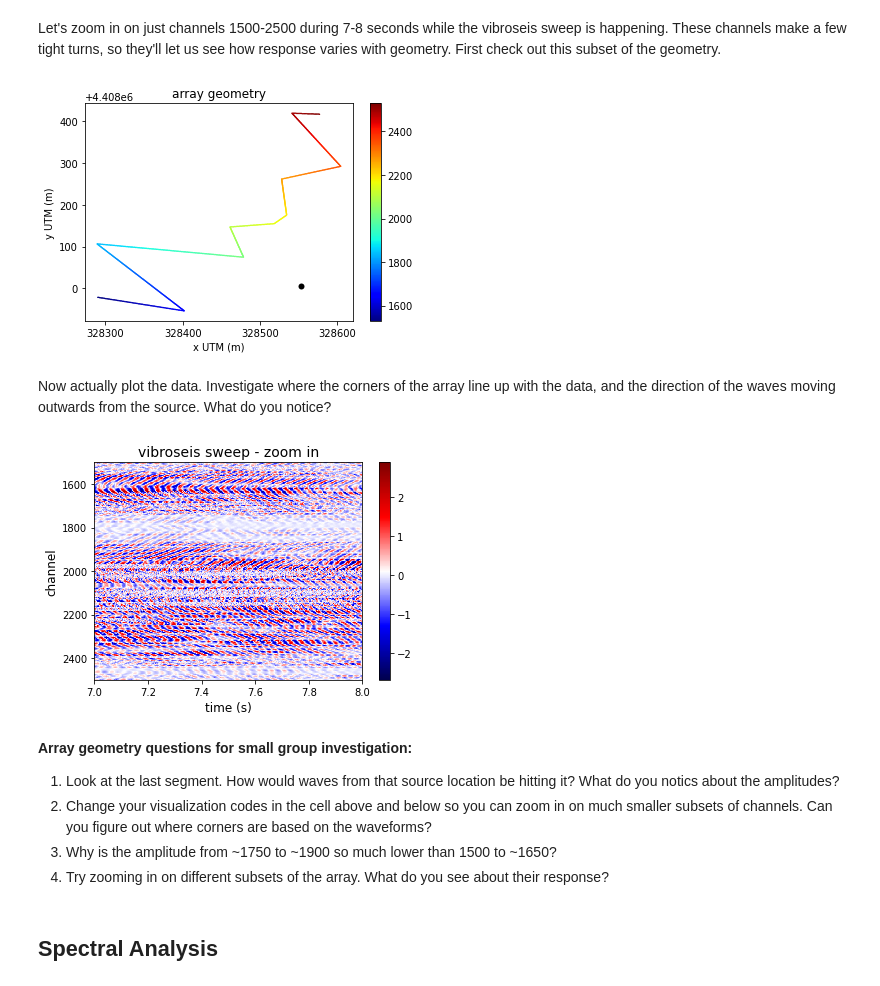
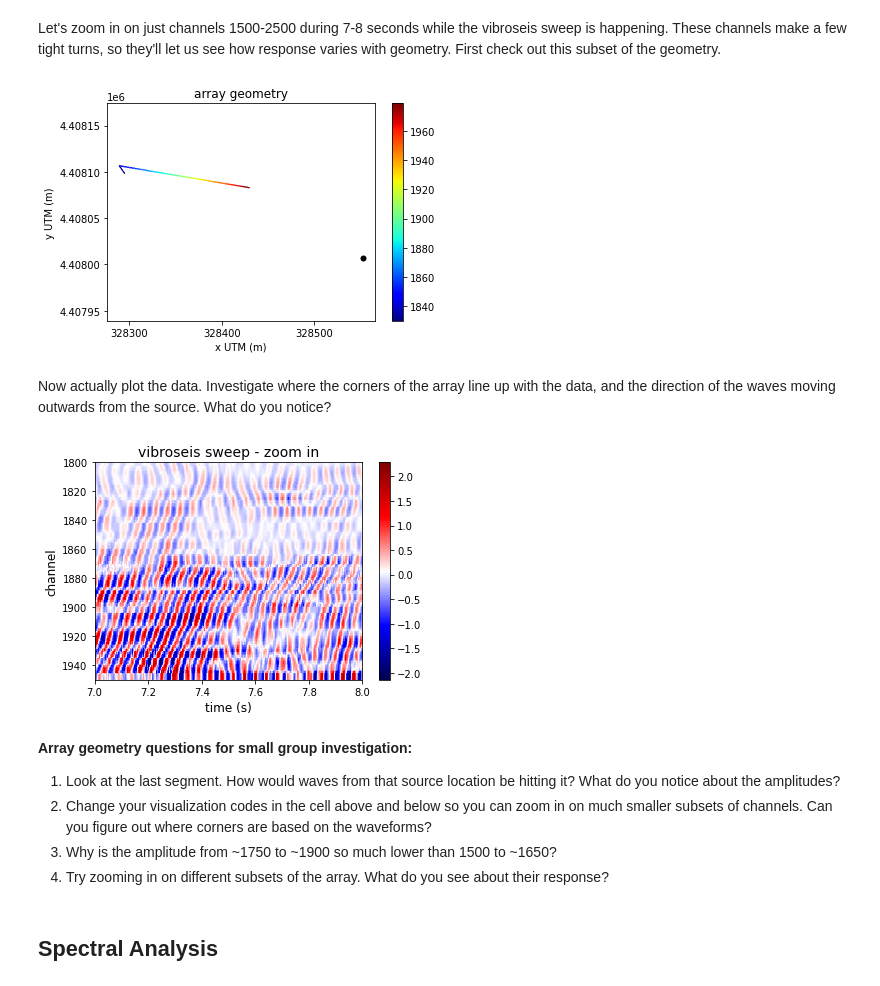
Before and after one commit to DAS-RCN/IntroToDASData, a Jupyter notebook: BradyHotSprings.ipynb, the cells around one changed output. Drawn from its saved outputs; the diff is of its cells as text; code cells hidden in the pictures.

```diff
--- a/BradyHotSprings.ipynb
+++ b/BradyHotSprings.ipynb
@@ -316,32 +314,33 @@ interactive(children=(FloatSlider(value=13.0, description='timeInSec', max=25.0,
 # %% [markdown]
 Let's zoom in on just channels 1500-2500 during 7-8 seconds while the vibroseis sweep is happening. These channels make a few tight turns, so they'll let us see how response varies with geometry. First check  out this subset of the geometry.
 # %%
-startCh = 1500
-endCh = 2500
+startCh = 1800
+endCh = 1950
 startSec = 7
 endSec = 8
 
 plt.scatter(x[startCh:endCh],y[startCh:endCh],c=ch[startCh:endCh],linewidth=0,s=2,cmap=plt.get_cmap('jet'))
 plt.colorbar()
 plt.xlabel('x UTM (m)')
 plt.locator_params(axis='x', nbins=5)
 plt.ylabel('y UTM (m)')
 plt.title('array geometry')
 plt.scatter(srcX,srcY,c='k',linewidth=0) # plot the source location
+plt.axis('equal')
 plt.show()
 # %% [output]
-[figure, old version]
+[figure, new version]
 # %% [markdown]
 Now actually plot the data. Investigate where the corners of the array line up with the data, and the direction of the waves moving outwards from the source. What do you notice?
 # %%
 title='vibroseis sweep - zoom in'
 plotSpaceTime(data, startSec, endSec, startCh, endCh, title, samplesPerSecond) # call the actual plotting function
 # %% [output]
-[figure, old version]
+[figure, new version]
 # %% [markdown]
 **Array geometry questions for small group investigation:**
 
-1. Look at the last segment. How would waves from that source location be hitting it? What do you notics about the amplitudes?
+1. Look at the last segment. How would waves from that source location be hitting it? What do you notice about the amplitudes?
 2. Change your visualization codes in the cell above and below so you can zoom in on much smaller subsets of channels. Can you figure out where corners are based on the waveforms?
 3. Why is the amplitude from ~1750 to ~1900 so much lower than 1500 to ~1650?
 4. Try zooming in on different subsets of the array. What do you see about their response?
```
Also changed, not shown: parts of 10 cells of this notebook.
